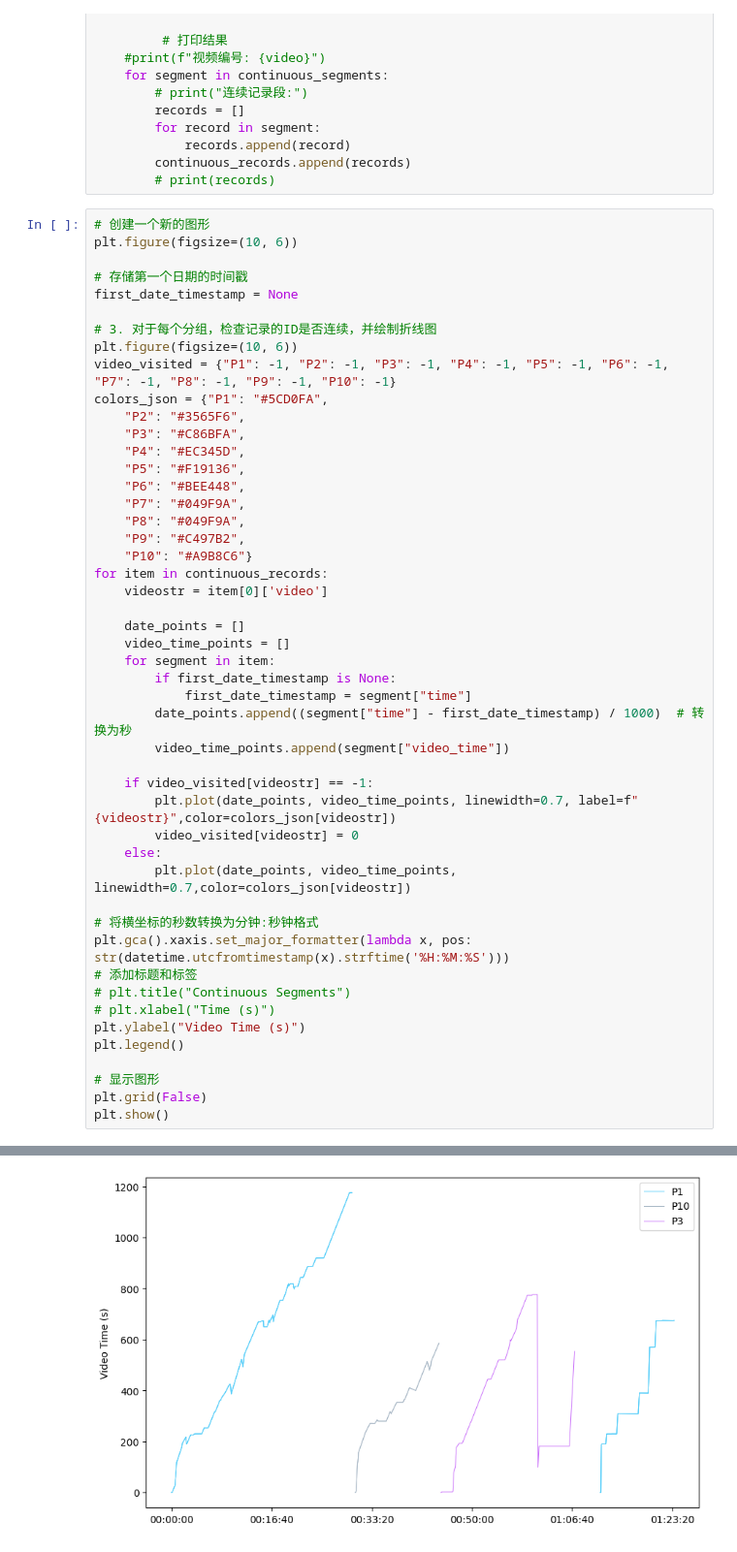
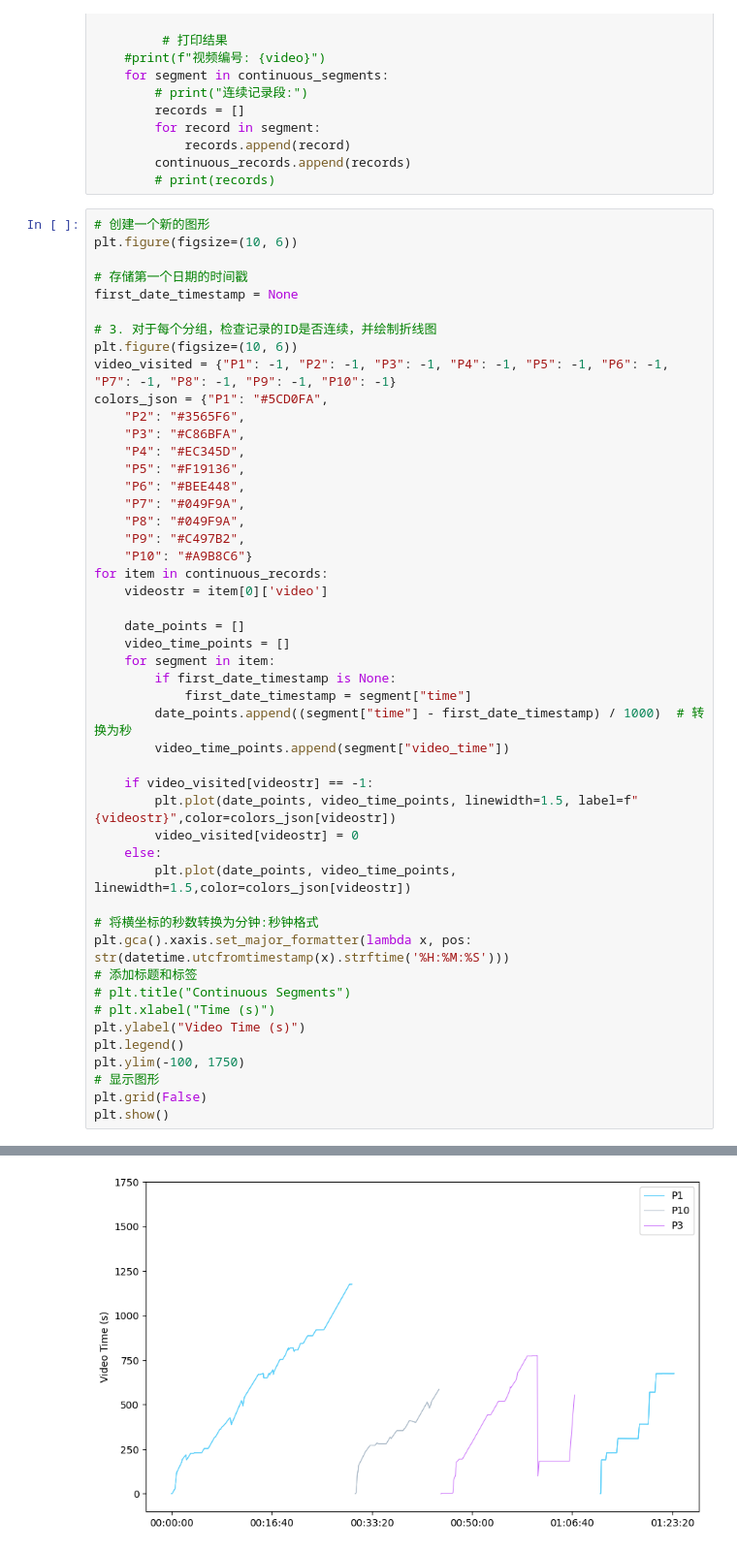
Before and after one commit to Vector3q/FigureToolbox, a Jupyter notebook: Video/test_1.ipynb, the cells around one changed output, grey strips where cells are left out. Shown at 97% size. Saved outputs shown, nothing was run; the diff lists cells and outputs as text.

```diff
--- a/Video/test_1.ipynb
+++ b/Video/test_1.ipynb
@@ -60,34 +60,34 @@ colors_json = {"P1": "#5CD0FA",
     "P8": "#049F9A",
     "P9": "#C497B2",
     "P10": "#A9B8C6"}
 for item in continuous_records:
     videostr = item[0]['video']
 
     date_points = []
     video_time_points = []
     for segment in item:
         if first_date_timestamp is None:
             first_date_timestamp = segment["time"]
         date_points.append((segment["time"] - first_date_timestamp) / 1000)  # 转换为秒
         video_time_points.append(segment["video_time"])
 
     if video_visited[videostr] == -1:
-        plt.plot(date_points, video_time_points, linewidth=0.7, label=f"{videostr}",color=colors_json[videostr])
+        plt.plot(date_points, video_time_points, linewidth=1.5, label=f"{videostr}",color=colors_json[videostr])
         video_visited[videostr] = 0
     else:
-        plt.plot(date_points, video_time_points, linewidth=0.7,color=colors_json[videostr])
+        plt.plot(date_points, video_time_points, linewidth=1.5,color=colors_json[videostr])
 
 # 将横坐标的秒数转换为分钟:秒钟格式
 plt.gca().xaxis.set_major_formatter(lambda x, pos: str(datetime.utcfromtimestamp(x).strftime('%H:%M:%S')))
 # 添加标题和标签
 # plt.title("Continuous Segments")
 # plt.xlabel("Time (s)")
 plt.ylabel("Video Time (s)")
 plt.legend()
-
+plt.ylim(-100, 1750)
 # 显示图形
 plt.grid(False)
 plt.show()
 # %% [output]
 <Figure size 1000x600 with 0 Axes>
-[figure, old version]
+[figure, new version]
```
Also changed, not shown: 5 other files.
